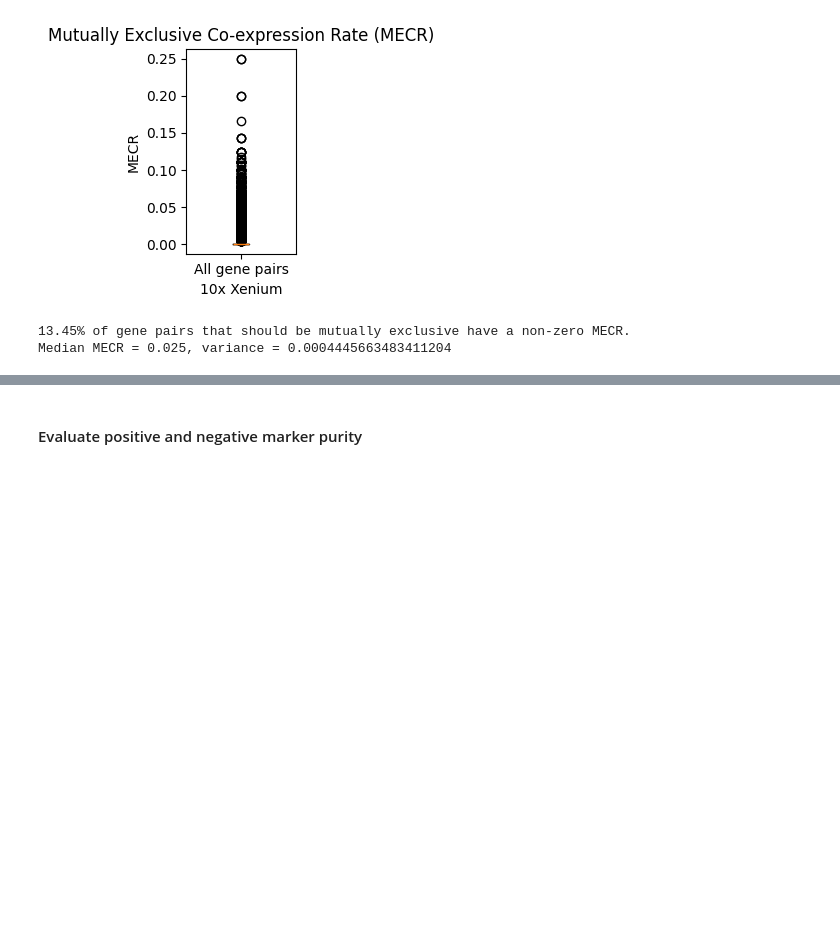
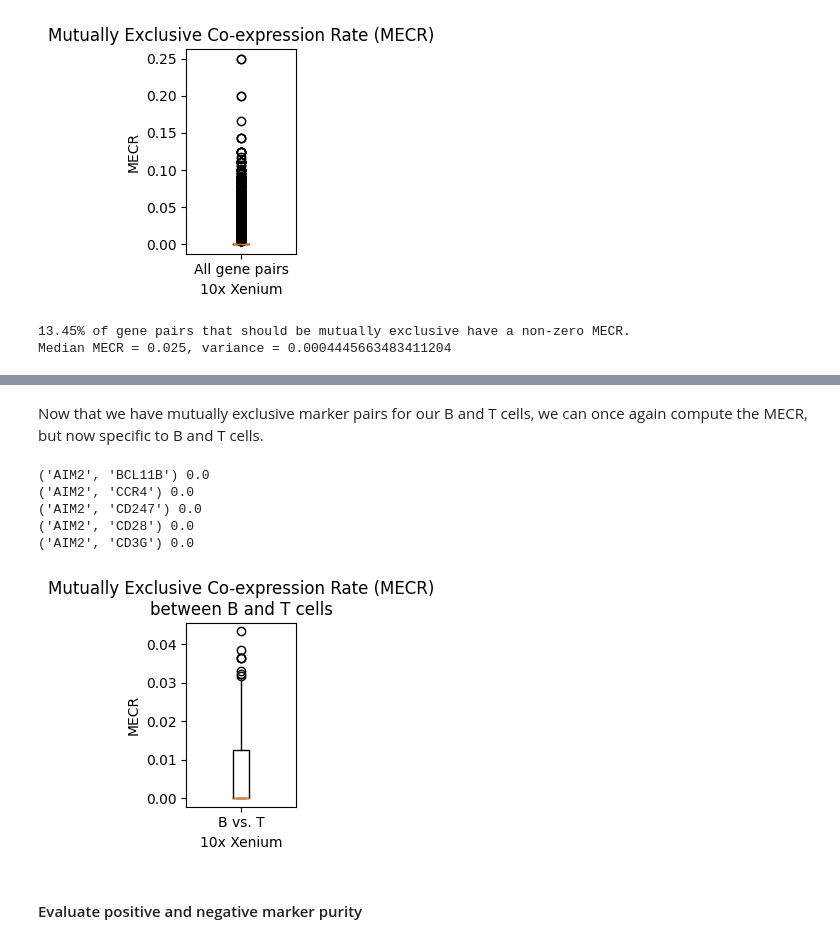
Before and after one commit to LazDaria/SegTraQ, a Jupyter notebook: docs/notebooks/spillover_metrics_supervised.ipynb, the cells around one changed output, grey strips where cells are left out. Saved outputs shown, nothing was run; the diff lists cells and outputs as text; code cells hidden in the pictures; blank space fills up the shorter version.

```diff
--- a/docs/notebooks/spillover_metrics_supervised.ipynb
+++ b/docs/notebooks/spillover_metrics_supervised.ipynb
@@ -197,0 +216,12 @@ Over all gene pairs, the median MECR is zero, however 13% of the gene pairs foun
+# %%
+# computing pairs of mutually exclusive genes
+mut_excl_markers_b_t = st.sp.get_mut_excl_markers(
+    adata_ref,
+    cell_type_column="celltype_major",
+    markers=markers,
+    pos_threshold=0.2,
+    neg_threshold=0.05,
+    max_codetect=0.01,
+    cell_types=('B', 'T')
+)
+mut_excl_markers_b_t[::10]
@@ -197,0 +249,31 @@ Over all gene pairs, the median MECR is zero, however 13% of the gene pairs foun
+# %% [markdown]
+Now that we have mutually exclusive marker pairs for our B and T cells, we can once again compute the MECR, but now specific to B and T cells.
+# %%
+# computing the MECR
+mecr = st.sp.compute_MECR(sdata_10x_xenium, gene_pairs=mut_excl_markers_b_t)
+
+# mecr is a dictionary
+# let's look at the first 5 entries
+for i, (k, v) in enumerate(mecr.items()):
+    print(k, v)
+    if i == 4:
+        break
+# %% [output]
+('AIM2', 'BCL11B') 0.0
+('AIM2', 'CCR4') 0.0
+('AIM2', 'CD247') 0.0
+('AIM2', 'CD28') 0.0
+('AIM2', 'CD3G') 0.0
+# %%
+vals = list(mecr.values())
+
+fig, ax = plt.subplots(figsize=(2, 3))
+ax.boxplot([vals], vert=True)
+ax.set_title("Mutually Exclusive Co-expression Rate (MECR)\nbetween B and T cells")
+ax.set_xlabel("10x Xenium")
+ax.set_ylabel("MECR")
+ax.set_xticklabels(["B vs. T"])
+plt.tight_layout()
+plt.show()
+# %% [output]
+[figure, added]
```
Also changed, not shown: parts of 20 cells of this notebook, 1 other file.
